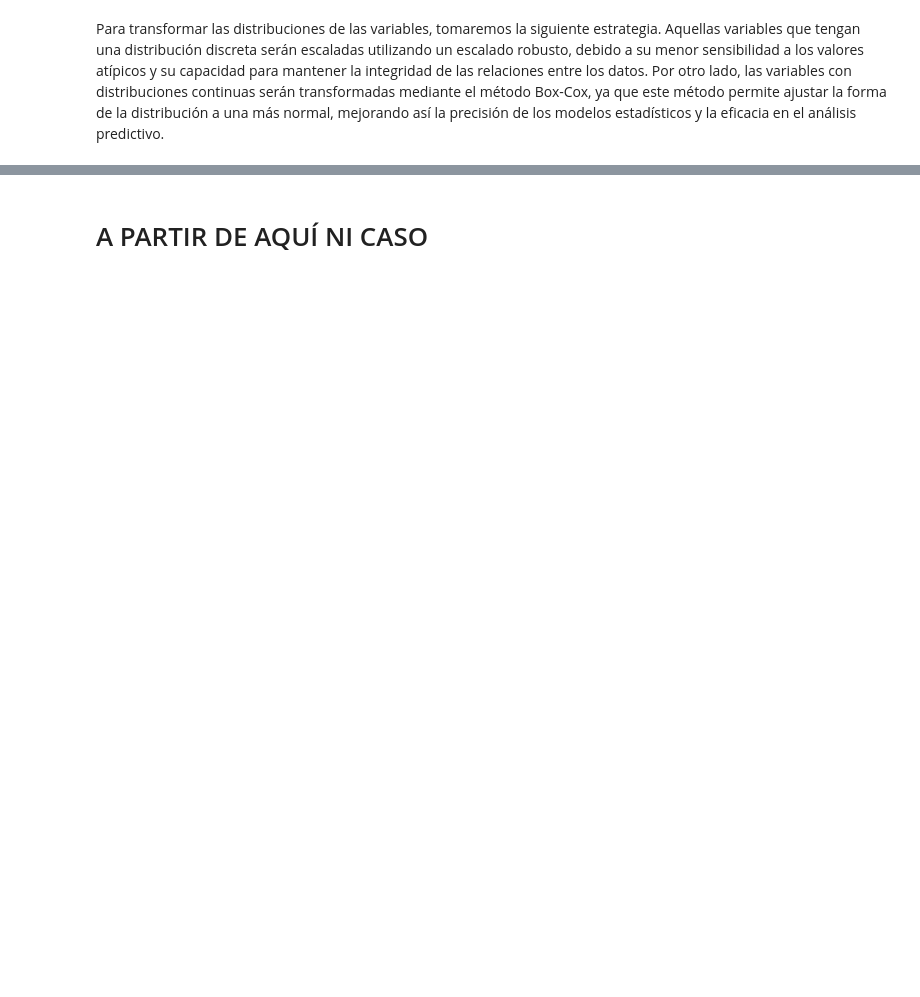
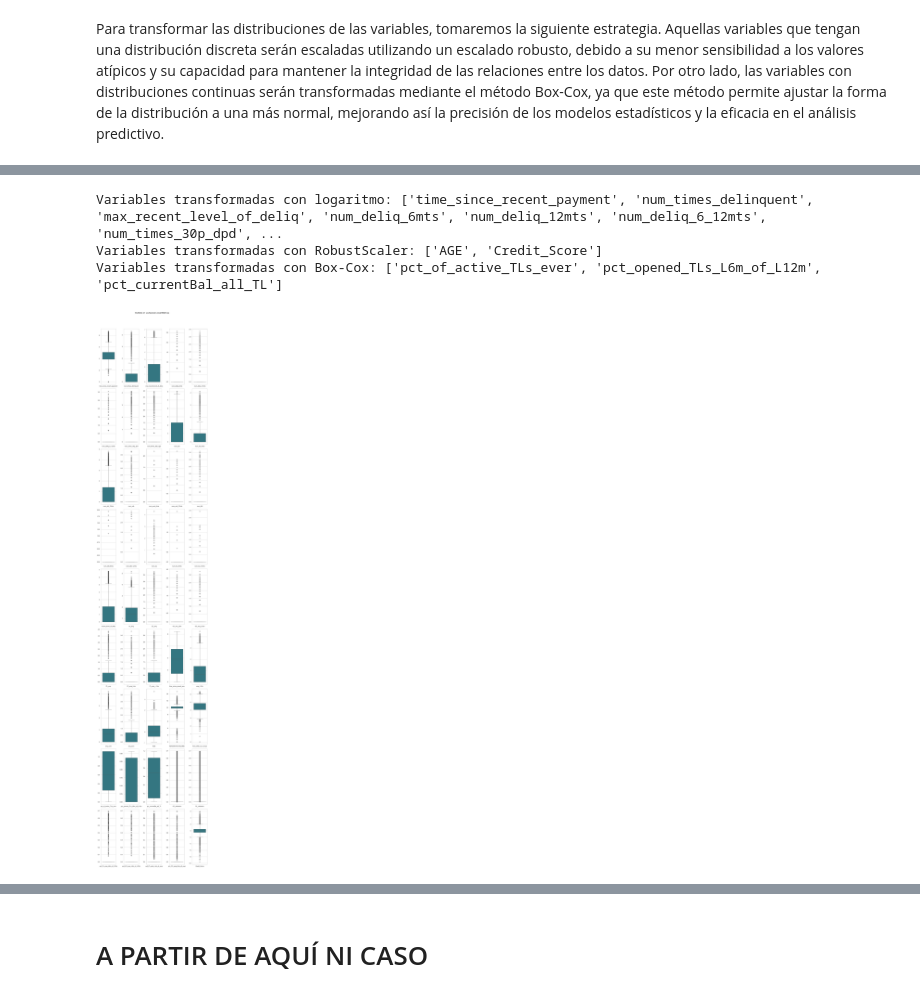
Before and after one commit to Ismaelasoo/ML-Credit-Scoring, a Jupyter notebook: External_EDA.ipynb, the cells around one changed output, grey strips where cells are left out. Drawn from its saved outputs; the diff is of its cells as text; code cells hidden in the pictures; blank space fills up the shorter version.

```diff
--- a/External_EDA.ipynb
+++ b/External_EDA.ipynb
@@ -662,0 +651,62 @@ note: This error originates from a subprocess, and is likely not a problem with
+# %%
+from scipy.stats import skew, boxcox
+from sklearn.preprocessing import RobustScaler
+import numpy as np
+
+# Inicializar listas para las variables transformadas
+log_transformed = []  # Variables transformadas con logaritmo
+robust_scaled = []    # Variables transformadas con RobustScaler
+boxcox_transformed = []  # Variables transformadas con Box-Cox
+
+prueba = external.copy()
+
+for i in prueba[numeric_features]:
+    if skew(prueba[i]) > 1:  # Si la asimetría es mayor que 1 (asimetría positiva)
+        # Aplicar la transformación logarítmica: log(x + 1)
+        prueba[i] = np.log(prueba[i] + 1.0)
+        log_transformed.append(i)  # Agregar la columna transformada a la lista de logaritmo
+
+    elif np.issubdtype(prueba[i].dtype, np.integer):  # Si la columna es de tipo entero
+        r_scaler = RobustScaler()  # Crear el objeto RobustScaler
+        col = prueba.loc[:, i].values.reshape(-1, 1)  # Reshape para hacer compatible con fit_transform
+        prueba[i] = r_scaler.fit_transform(col)  # Aplicar el escalado robusto
+        robust_scaled.append(i)  # Agregar la columna transformada a la lista de RobustScaler
+
+    elif np.issubdtype(prueba[i].dtype, np.floating):  # Si la columna es de tipo float
+        # Aplicar la transformación Box-Cox
+        col = prueba.loc[:, i].values
+        # Box-Cox requiere que los valores sean positivos, así que agregamos 1 si es necesario
+        col_transformed, _ = boxcox(col + 1)  # Agregar 1 para evitar valores cero o negativos
+        prueba[i] = col_transformed
+        boxcox_transformed.append(i)  # Agregar la columna transformada a la lista de Box-Cox
+
+    else:
+        pass
+
+# Imprimir las listas de las variables transformadas por cada técnica
+print(f'Variables transformadas con logaritmo: {log_transformed}')
+print(f'Variables transformadas con RobustScaler: {robust_scaled}')
+print(f'Variables transformadas con Box-Cox: {boxcox_transformed}')
+# %% [output]
+Variables transformadas con logaritmo: ['time_since_recent_payment', 'num_times_delinquent', 'max_recent_level_of_deliq', 'num_deliq_6mts', 'num_deliq_12mts', 'num_deliq_6_12mts', 'num_times_30p_dpd', ...
+Variables transformadas con RobustScaler: ['AGE', 'Credit_Score']
+Variables transformadas con Box-Cox: ['pct_of_active_TLs_ever', 'pct_opened_TLs_L6m_of_L12m', 'pct_currentBal_all_TL']
+# %%
+# Estilo
+sns.set_palette("Set2")
+
+
+color_viridis = sns.color_palette("viridis")[2]
+plt.figure(figsize=(4.0 * 3, 4.0 * 15))
+
+
+for i, column in enumerate(numeric_features):
+    plt.subplot(9, 5, i + 1)
+    sns.boxplot(data=prueba[[column]], color = color_viridis)
+
+# Show
+plt.suptitle('Outliers en las features cuantitativas', fontsize=16)
+plt.tight_layout(rect=[0, 0, 1, 0.96])
+plt.show()
+# %% [output]
+[figure, added]
```
Also changed, not shown: parts of 32 cells of this notebook, 1 other file.
